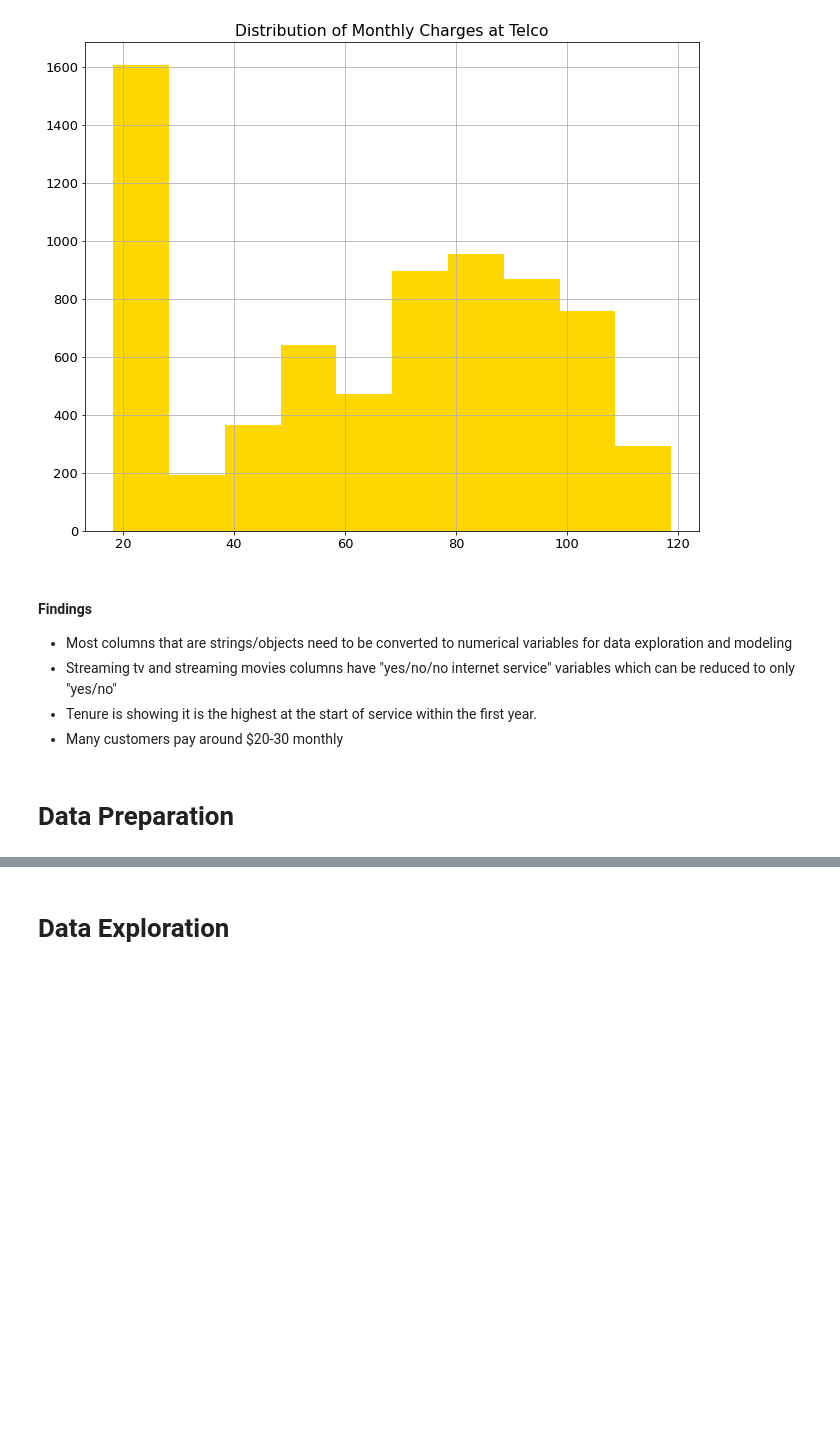
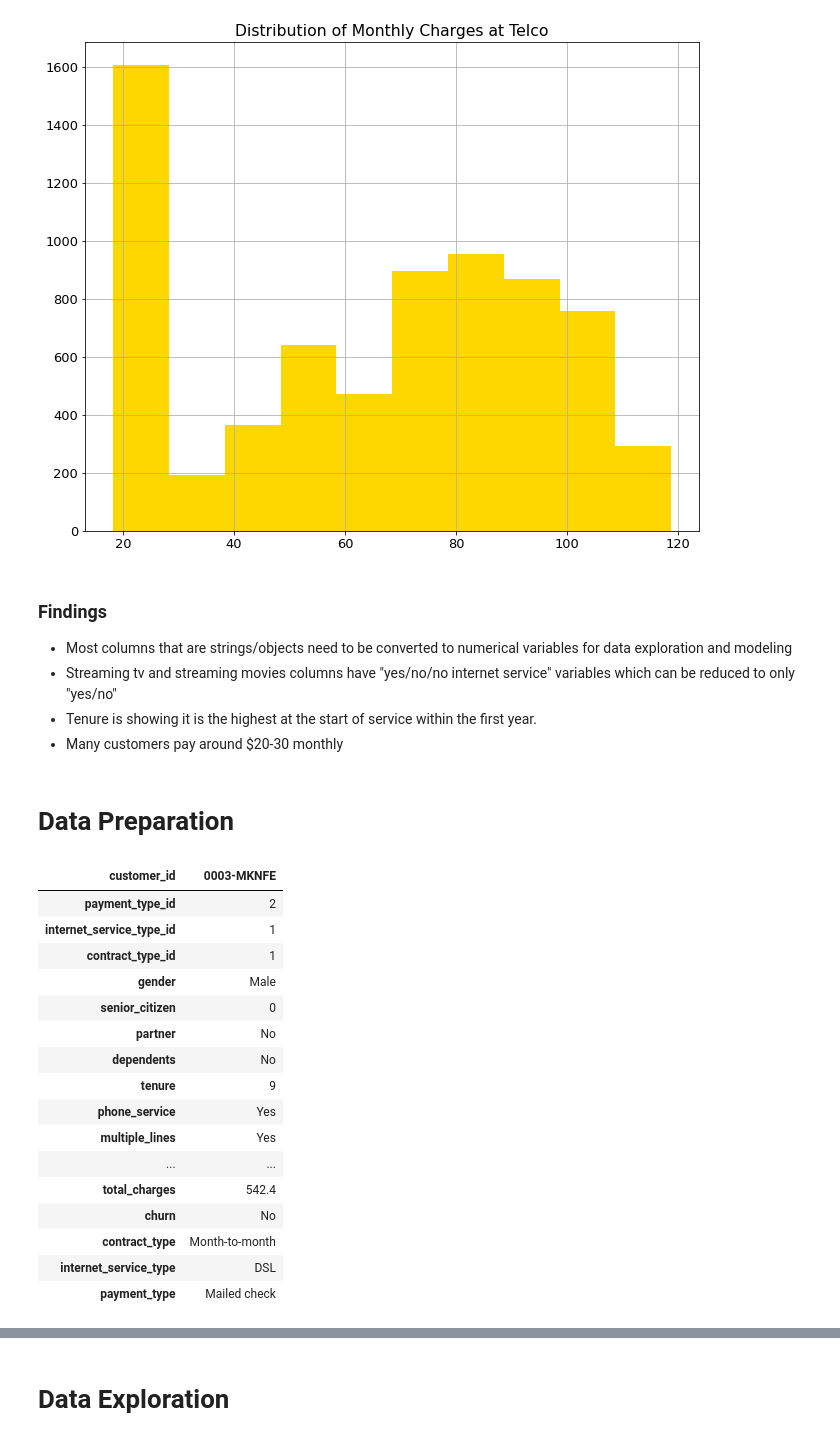
Before and after one commit to aliciag92/classification-project, a Jupyter notebook: working-jupy.ipynb, the cells around one changed output, grey strips where cells are left out. Saved outputs shown, nothing was run; the diff lists cells and outputs as text; code cells hidden in the pictures; blank space fills up the shorter version.

Commit message:
working on data prep

```diff
--- a/working-jupy.ipynb
+++ b/working-jupy.ipynb
@@ -188,10 +188,31 @@ plt.show()
 # %% [output]
 [figure]
 # %% [markdown]
-#### Findings
+### Findings
 - Most columns that are strings/objects need to be converted to numerical variables for data exploration and modeling
 - Streaming tv and streaming movies columns have "yes/no/no internet service" variables which can be reduced to only "yes/no"
 - Tenure is showing it is the highest at the start of service within the first year.
 - Many customers pay around $20-30 monthly
 # %% [markdown]
 # Data Preparation
+# %%
+#take a peek at data to see columns in form of a list
+df.head(1).T
+# %% [output]
+| customer_id | 0003-MKNFE |
+| payment_type_id | 2 |
+| internet_service_type_id | 1 |
+| contract_type_id | 1 |
+| gender | Male |
+| senior_citizen | 0 |
+| partner | No |
+| dependents | No |
+| tenure | 9 |
+| phone_service | Yes |
+| multiple_lines | Yes |
+| ... | ... |
+| total_charges | 542.4 |
+| churn | No |
+| contract_type | Month-to-month |
+| internet_service_type | DSL |
+| payment_type | Mailed check |
```
Also changed, not shown: parts of 9 cells of this notebook.
